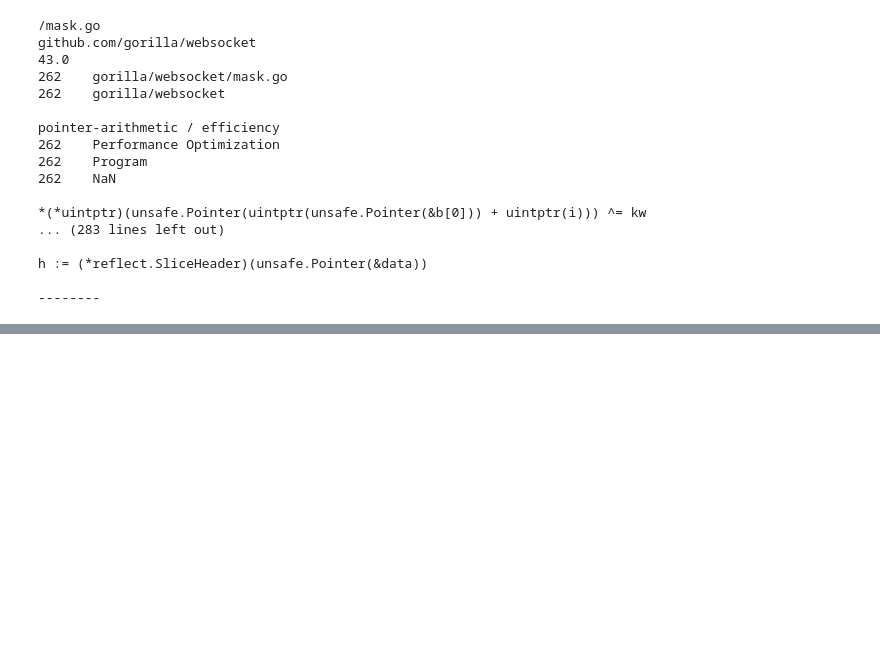
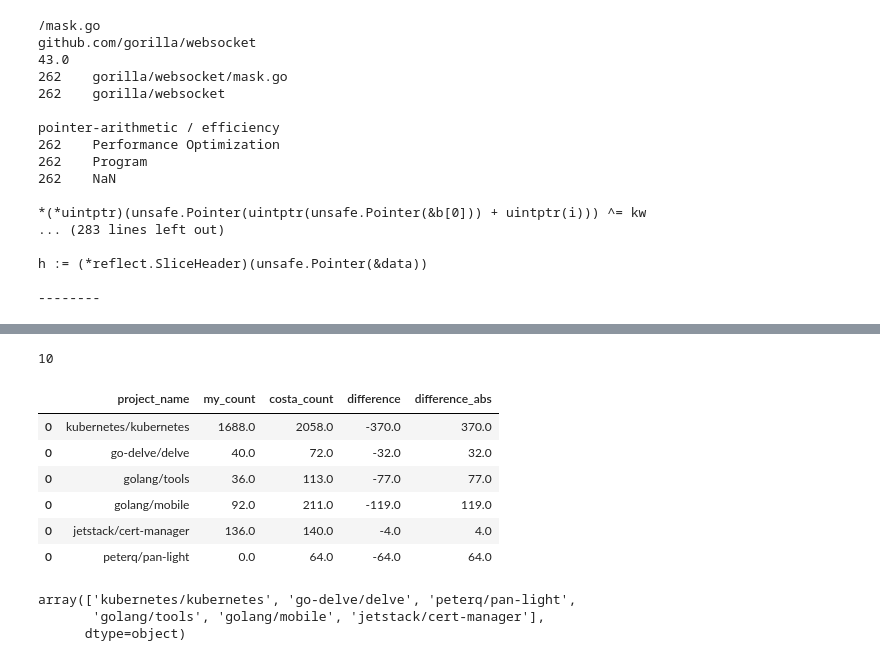
Before and after one commit to jlauinger/master-of-science, a Jupyter notebook: code/data-survey/analysis/costa-comparison.ipynb, the cells around one changed output, grey strips where cells are left out. Drawn from its saved outputs; the diff is of its cells as text; code cells hidden in the pictures; blank space fills up the shorter version.

```diff
--- a/code/data-survey/analysis/costa-comparison.ipynb
+++ b/code/data-survey/analysis/costa-comparison.ipynb
@@ -276,0 +320,73 @@ h := (*reflect.SliceHeader)(unsafe.Pointer(&data))
+# %%
+geiger_costa_reproduction_df = pd.read_csv('/root/data-costa-comparison/geiger/geiger_findings_0_9.csv')
+packages_costa_reproduction_df = pd.read_csv('/root/data-costa-comparison/packages_0_9.csv')
+# %%
+projects_costa_reproduction_df['project_name'].nunique()
+# %% [output]
+10
+# %%
+costa_reproduction_mdf = pd.merge(packages_costa_reproduction_df, projects_df,
+                                  how='left', on='project_name', validate='many_to_one')
+
+costa_reproduction_df1 = costa_reproduction_mdf\
+    [(costa_reproduction_mdf['module_path']==costa_reproduction_mdf['project_root_module'])&(costa_reproduction_mdf['is_standard']==False)]\
+    .groupby('project_name')['package_unsafe_sum']\
+    .agg(project_unsafe_pkg_count=lambda x: np.count_nonzero(x))\
+    .reset_index()\
+    .sort_values(by='project_unsafe_pkg_count', ascending=False)
+
+costa_reproduction_df2 = costa_reproduction_mdf\
+    [(costa_reproduction_mdf['module_path']!=costa_reproduction_mdf['project_root_module'])&(costa_reproduction_mdf['is_standard']==False)]\
+    .groupby('project_name')['package_unsafe_sum']\
+    .agg(dep_unsafe_pkg_count=lambda x: np.count_nonzero(x))\
+    .reset_index()
+
+costa_reproduction_df = pd.merge(costa_reproduction_df1, costa_reproduction_df2, how='left',
+                                 on='project_name', validate='one_to_one').fillna(0)
+costa_reproduction_df['total_unsafe_pkg_count'] = costa_reproduction_df.apply(lambda x: x['project_unsafe_pkg_count'] + x['dep_unsafe_pkg_count'], axis=1)
+
+
+comparison_projects = costa_reproduction_df['project_name'].unique()
+
+comparison_df = pd.DataFrame(data={'project_name': [], 'my_count': [], 'costa_count': [], 'difference': [],
+                                  'difference_abs': []})
+
+for project in comparison_projects:
+    costa_project_df = costa_data_3k_curated_projects_df[costa_data_3k_curated_projects_df['full_name']==project]
+    if len(costa_project_df) > 0:
+        costa_unsafe_df = costa_data_unsafe_usage_per_project_df[costa_data_unsafe_usage_per_project_df['Project']==project]
+        if len(costa_unsafe_df) > 0:
+            costa_count = costa_unsafe_df.iloc[0]['#']
+        else:
+            costa_count = 0
+        project_root_module = projects_df[projects_df['project_name']==project].iloc[0]['project_root_module']
+        my_count_df = packages_costa_reproduction_df\
+            [(packages_costa_reproduction_df['project_name']==project)&(packages_costa_reproduction_df['module_path']==project_root_module)]
+        my_count = my_count_df['package_geiger_unsafe_pointer_sum'].sum() + \
+            my_count_df['package_geiger_unsafe_sizeof_sum'].sum() + \
+            my_count_df['package_geiger_unsafe_offsetof_sum'].sum() + \
+            my_count_df['package_geiger_unsafe_alignof_sum'].sum()
+        comparison_df = comparison_df.append(pd.DataFrame(data={
+            'project_name': [project],
+            'my_count': [my_count],
+            'costa_count': [costa_count],
+            'difference': [my_count - costa_count],
+            'difference_abs': [abs(my_count - costa_count)]}))
+
+comparison_df
+# %% [output]
+|  | project_name | my_count | costa_count | difference | difference_abs |
+| 0 | kubernetes/kubernetes | 1688.0 | 2058.0 | -370.0 | 370.0 |
+| 0 | go-delve/delve | 40.0 | 72.0 | -32.0 | 32.0 |
+| 0 | golang/tools | 36.0 | 113.0 | -77.0 | 77.0 |
+| 0 | golang/mobile | 92.0 | 211.0 | -119.0 | 119.0 |
+| 0 | jetstack/cert-manager | 136.0 | 140.0 | -4.0 | 4.0 |
+| 0 | peterq/pan-light | 0.0 | 64.0 | -64.0 | 64.0 |
+# %%
+costa_reproduction_mdf\
+    [(costa_reproduction_mdf['module_path']==costa_reproduction_mdf['project_root_module'])&(costa_reproduction_mdf['is_standard']==False)]\
+    ['project_name'].unique()
+# %% [output]
+array(['kubernetes/kubernetes', 'go-delve/delve', 'peterq/pan-light',
+       'golang/tools', 'golang/mobile', 'jetstack/cert-manager'],
+      dtype=object)
```
Also changed, not shown: parts of 7 cells of this notebook.
